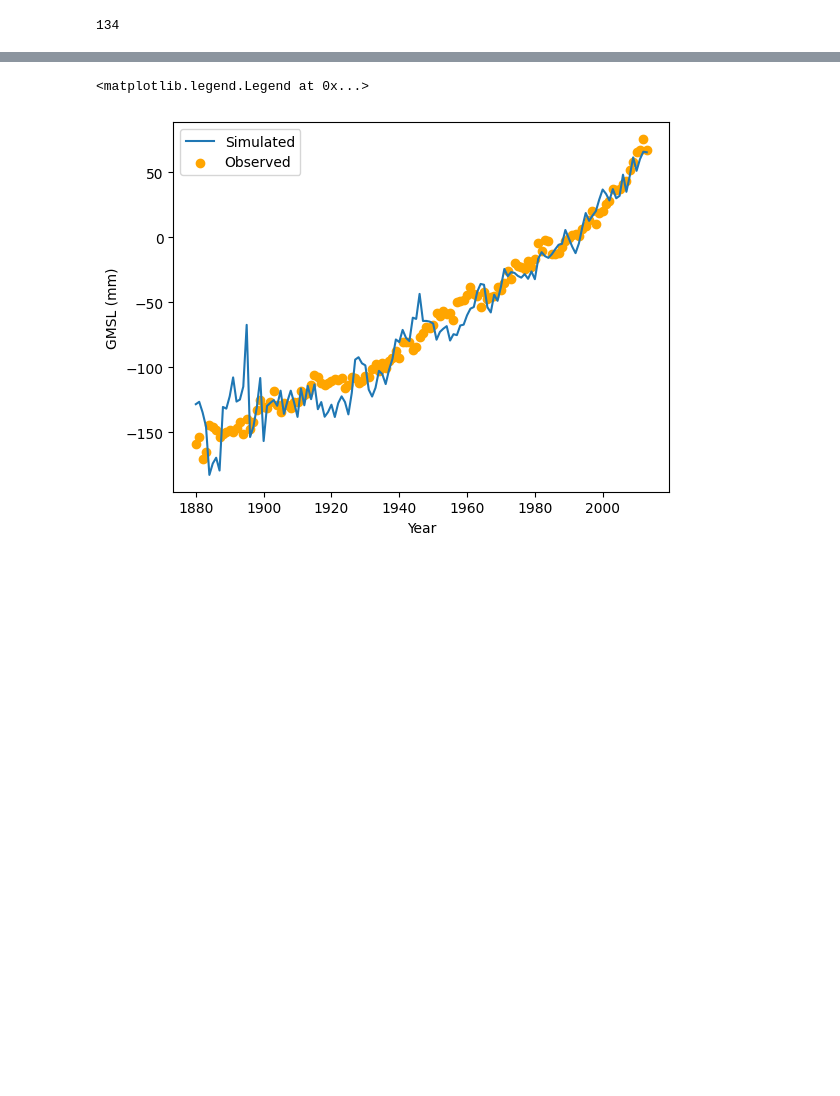
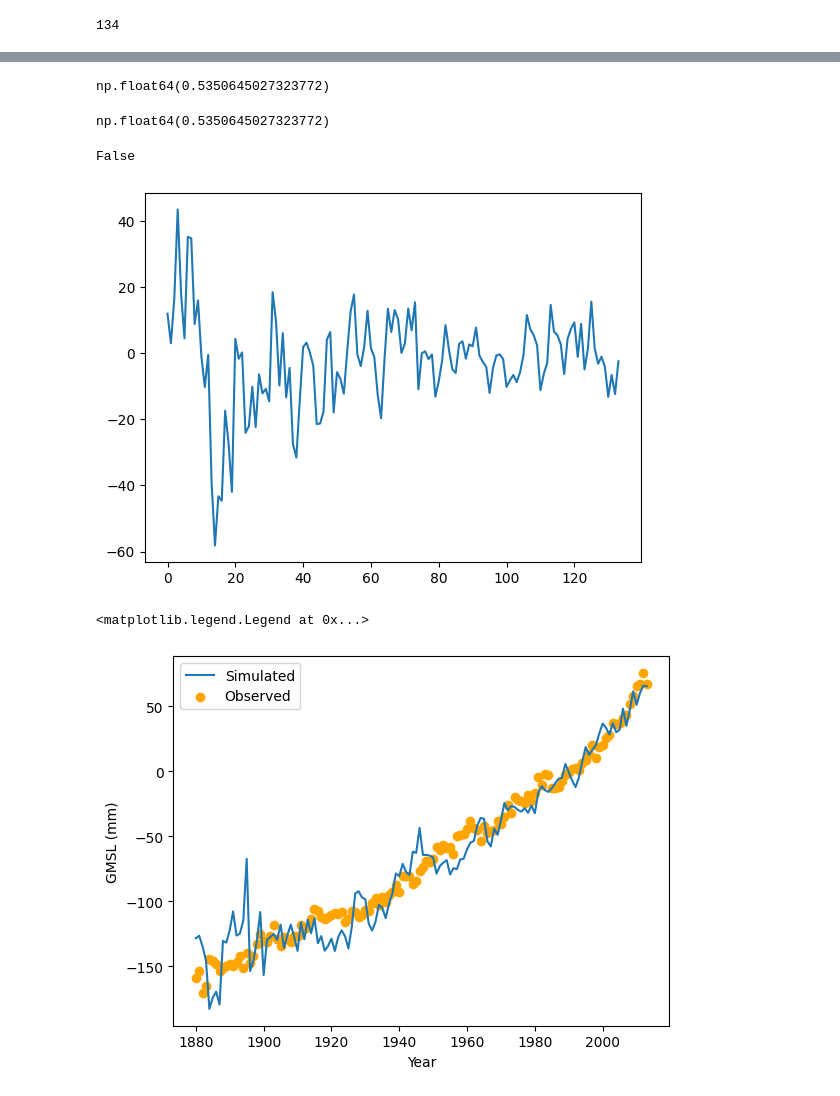
Before and after one commit to BEE4850-SP25/hw04-FenyaB, a Jupyter notebook: hw04.ipynb, the cells around one changed output, grey strips where cells are left out. Saved outputs shown, nothing was run; the diff lists cells and outputs as text; code cells hidden in the pictures; blank space fills up the shorter version.

Commit message:
graphed residuals

```diff
--- a/hw04.ipynb
+++ b/hw04.ipynb
@@ -341,0 +341,39 @@ sim_out = pd.Series(data = sim_out, index = gmt_data.index)
+# %%
+θ_ar[5]
+# %% [output]
+np.float64(0.5350645027323772)
+# %%
+θ_ar[-1]
+# %% [output]
+np.float64(0.5350645027323772)
+# %%
+np.random.seed(42)
+n = 1
+# get iid and AR residuals from relevant processes
+# residuals_iid = np.stack([np.random.normal(0, np.sqrt(temp_sd[i]**2 + θ_iid[-1]**2), n) for i in range(len(temp_sd))], axis=0)
+residuals_ar2 = np.zeros((len(gmsl_error), n))
+for t in range(len(gmsl_error)):
+    if t == 0:
+        residuals_ar2[t, :] = np.random.normal(0, np.sqrt(θ_ar[-2]**2 / (1 - θ_ar[-1]**2) + gmsl_error.values[0]**2), n)
+    else:
+        residuals_ar2[t, :] = θ_ar[-1] * residuals_ar2[t-1, :] + np.random.normal(0, np.sqrt(θ_ar[-2]**2 + gmsl_error.values[t]**2), n)
+# %%
+all(residuals_ar2 == residuals_ar)
+# %% [output]
+False
+# %%
+np.random.seed(42)
+n = 1
+# get iid and AR residuals from relevant processes
+# residuals_iid = np.stack([np.random.normal(0, np.sqrt(temp_sd[i]**2 + θ_iid[-1]**2), n) for i in range(len(temp_sd))], axis=0)
+residuals_ar = np.zeros((len(gmsl_error), n))
+for t in range(len(gmsl_error)):
+    if t == 0:
+        residuals_ar[t, :] = np.random.normal(0, np.sqrt(θ_ar[4]**2 / (1 - θ_ar[5]**2) + gmsl_error.values[0]**2), n)
+    else:
+        residuals_ar[t, :] = θ_ar[5] * residuals_ar[t-1, :] + np.random.normal(0, np.sqrt(θ_ar[4]**2 + gmsl_error.values[t]**2), n)
+# %%
+plt.plot(residuals_ar)
+plt.savefig('residuals_plot.png')
+# %% [output]
+[figure, added]
```
Also changed, not shown: parts of 11 cells of this notebook, 6 other files.
